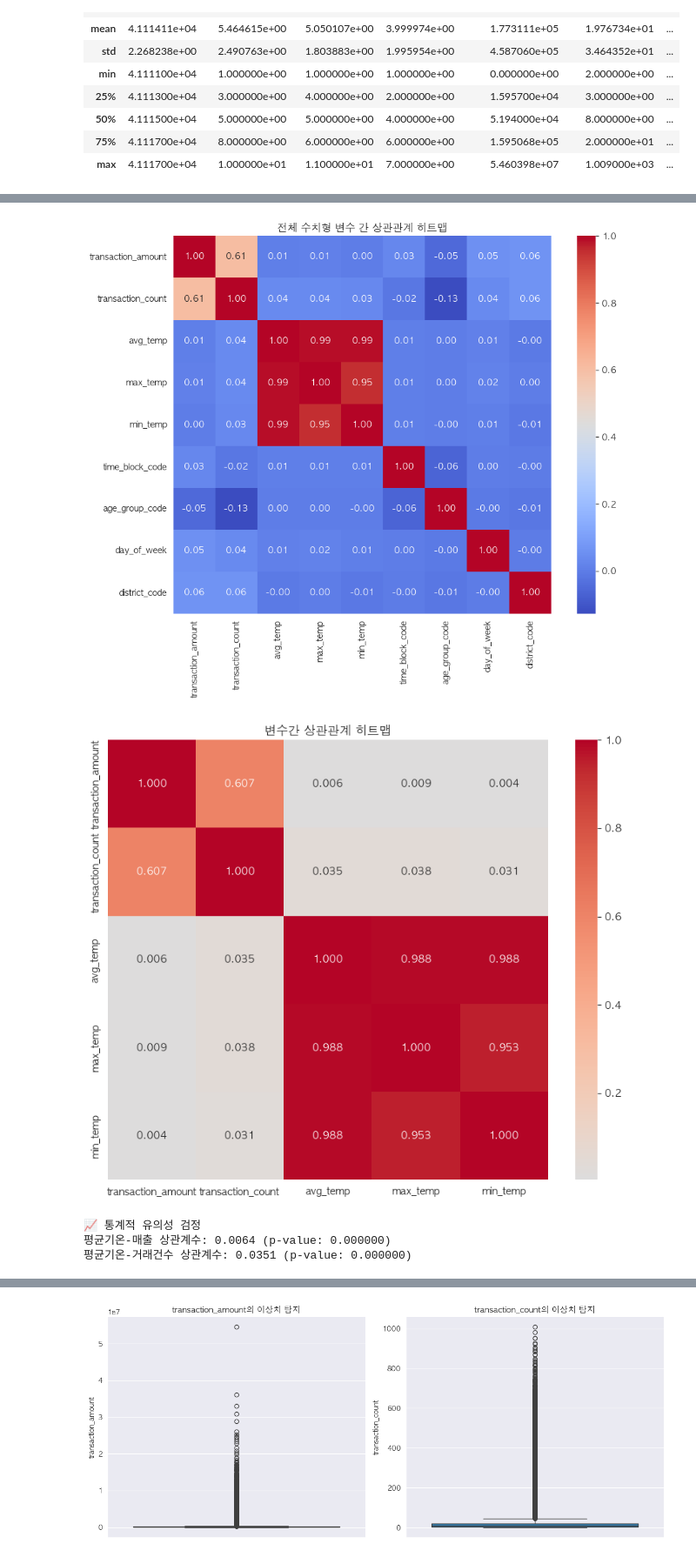
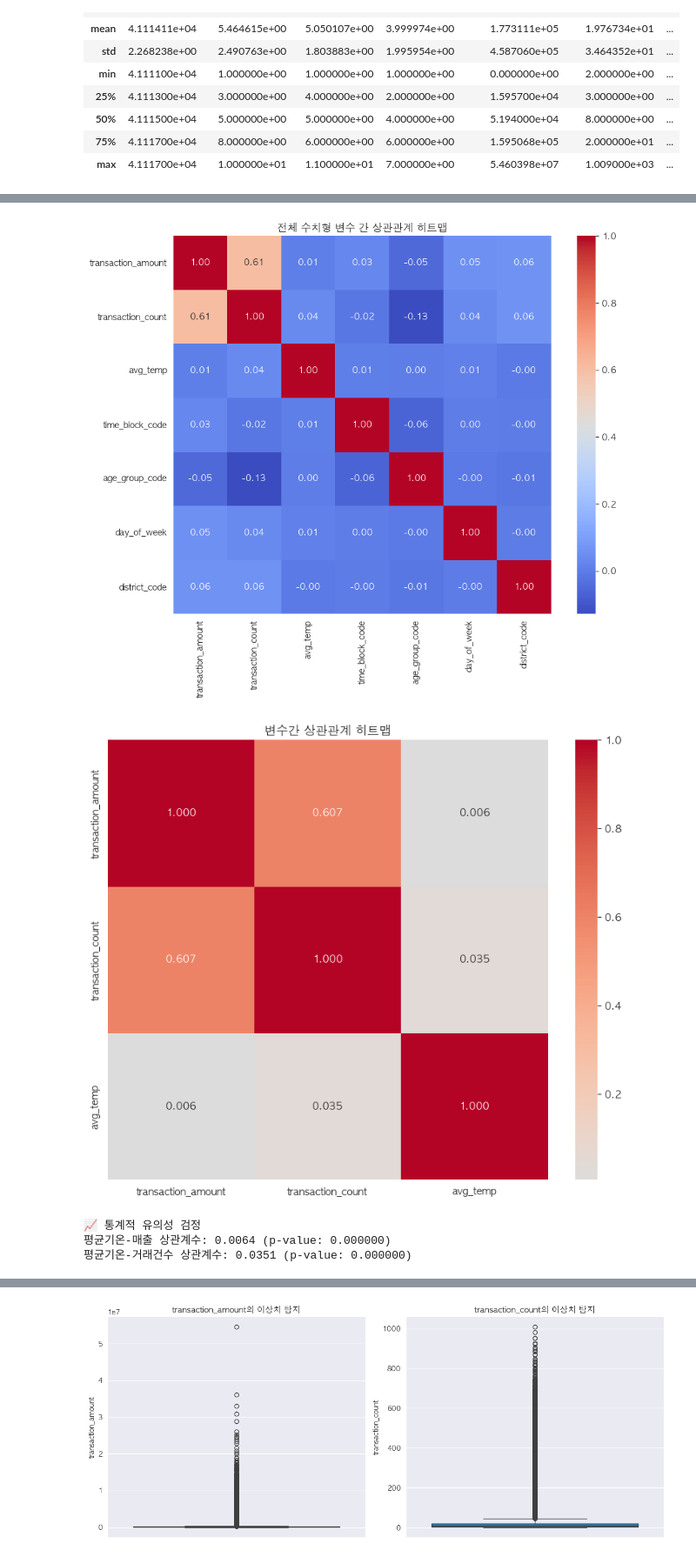
Before and after one commit to ESTCAMP-Team5/first_project, a Jupyter notebook: credit_card_usage_modeling/workspace/EDA/doyoung/EDA.ipynb, the cells around one changed output, grey strips where cells are left out. Shown at 87% size. Saved outputs shown, nothing was run; the diff lists cells and outputs as text; code cells hidden in the pictures.

```diff
--- a/credit_card_usage_modeling/workspace/EDA/doyoung/EDA.ipynb
+++ b/credit_card_usage_modeling/workspace/EDA/doyoung/EDA.ipynb
@@ -146,7 +158,7 @@ df.shape
 # 상관관계 분석 대상 수치형 컬럼만 선택
 numeric_cols = [
     'transaction_amount', 'transaction_count',
-    'avg_temp', 'max_temp', 'min_temp',
+    'avg_temp',
     'time_block_code', 'age_group_code',
     'day_of_week', 'district_code'
 ]
@@ -164,30 +176,29 @@ plt.title("전체 수치형 변수 간 상관관계 히트맵")
 plt.tight_layout()
 plt.show()
 # %% [output]
-[figure, old version]
+[figure, new version]
 # %%
 # 상관계수 계산
-correlation_vars = ['transaction_amount', 'transaction_count', 'avg_temp', 'max_temp', 'min_temp']
+correlation_vars = ['transaction_amount', 'transaction_count', 'avg_temp']
 correlation_matrix = df[correlation_vars].corr()
 
 # 상관계수 히트맵
 plt.figure(figsize=(10, 8))
 sns.heatmap(correlation_matrix, annot=True, cmap='coolwarm', center=0,
             square=True, fmt='.3f')
 plt.title('변수간 상관관계 히트맵')
 plt.show()
 
 
 # 통계적 유의성 검정
 print("📈 통계적 유의성 검정")
 temp_amount_corr, temp_amount_p = stats.pearsonr(df['avg_temp'], df['transaction_amount'])
 print(f"평균기온-매출 상관계수: {temp_amount_corr:.4f} (p-value: {temp_amount_p:.6f})")
 
 temp_count_corr, temp_count_p = stats.pearsonr(df['avg_temp'], df['transaction_count'])
 print(f"평균기온-거래건수 상관계수: {temp_count_corr:.4f} (p-value: {temp_count_p:.6f})")
-print()
 # %% [output]
-[figure, old version]
+[figure, new version]
 📈 통계적 유의성 검정
 평균기온-매출 상관계수: 0.0064 (p-value: 0.000000)
 평균기온-거래건수 상관계수: 0.0351 (p-value: 0.000000)
```
Also changed, not shown: parts of 13 cells of this notebook.
